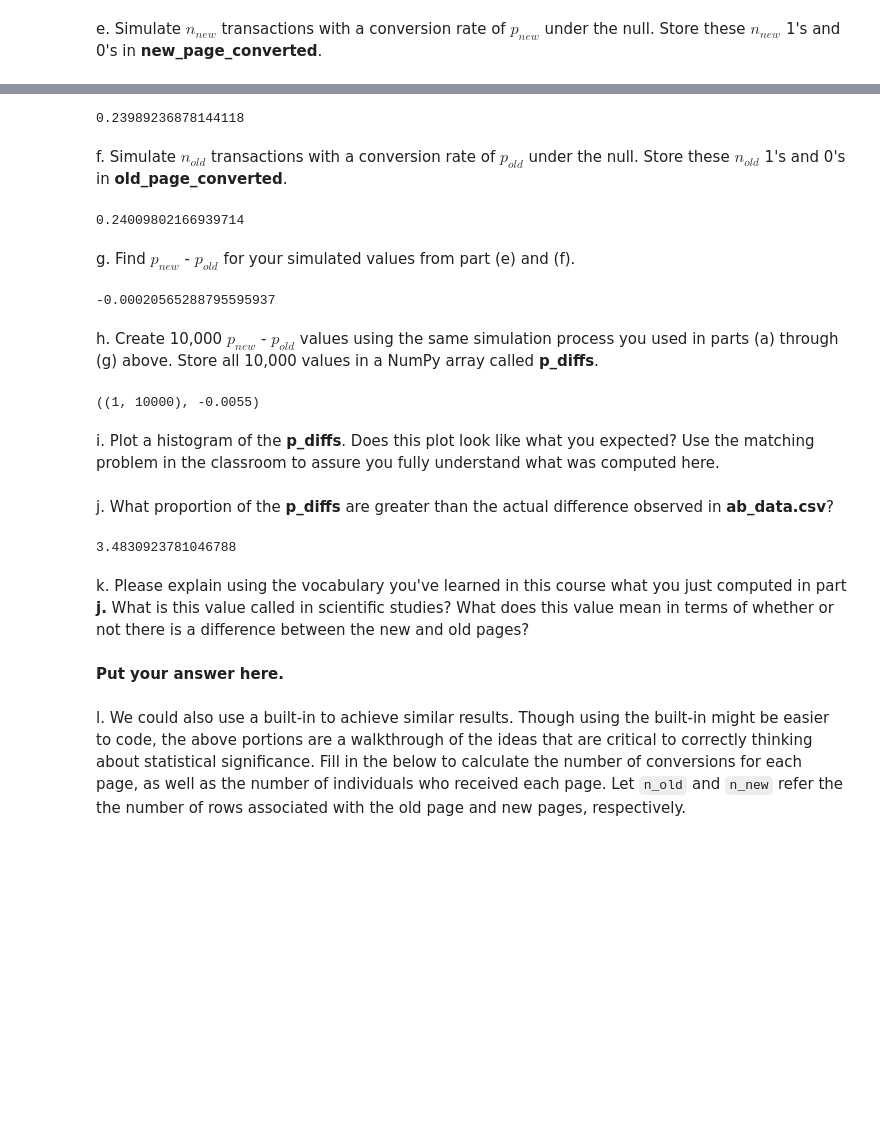
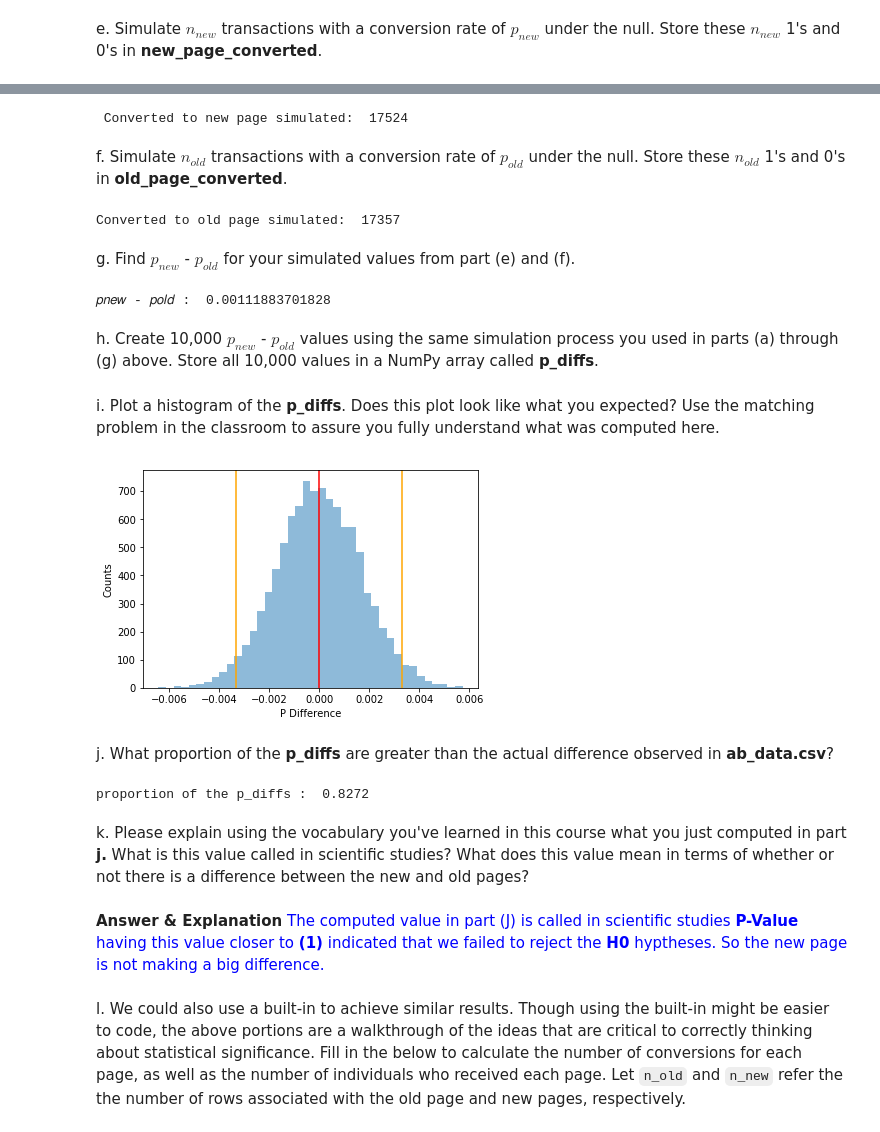
Before and after one commit to AMSSTY/ABTesting, a Jupyter notebook: Analyze_ab_test_results_notebook.ipynb, the cells around one changed output, grey strips where cells are left out. Drawn from its saved outputs; the diff is of its cells as text; code cells hidden in the pictures; blank space fills up the shorter version.

```diff
--- a/Analyze_ab_test_results_notebook.ipynb
+++ b/Analyze_ab_test_results_notebook.ipynb
@@ -204,49 +210,55 @@ e. Simulate $n_{new}$ transactions with a conversion rate of $p_{new}$ under the
 # %%
-new_page_converted = np.random.binomial(2, P_new_mean, N_new)
-new_page_converted.mean()
+new_page_converted = np.random.binomial(N_new , P_new_mean)
+print (" Converted to new page simulated: " , new_page_converted)
 # %% [output]
-0.23989236878144118
+ Converted to new page simulated:  17524
 # %% [markdown]
 f. Simulate $n_{old}$ transactions with a conversion rate of $p_{old}$ under the null.  Store these $n_{old}$ 1's and 0's in **old_page_converted**.
 # %%
-old_page_converted = np.random.binomial(2 ,P_old_mean, N_old)
-old_page_converted.mean()
+old_page_converted = np.random.binomial(N_old ,P_old_mean)
+print ("Converted to old page simulated: " , old_page_converted)
 # %% [output]
-0.24009802166939714
+Converted to old page simulated:  17357
 # %% [markdown]
 g. Find $p_{new}$ - $p_{old}$ for your simulated values from part (e) and (f).
 # %%
-P_new_old = new_page_converted.mean() - old_page_converted.mean()
-P_new_old
+P_new_old = (new_page_converted / N_new) - (old_page_converted / N_old)
+print ("𝑝𝑛𝑒𝑤 - 𝑝𝑜𝑙𝑑 : " , P_new_old)
 # %% [output]
--0.00020565288795595937
+𝑝𝑛𝑒𝑤 - 𝑝𝑜𝑙𝑑 :  0.00111883701828
 # %% [markdown]
 h. Create 10,000 $p_{new}$ - $p_{old}$ values using the same simulation process you used in parts (a) through (g) above. Store all 10,000 values in a NumPy array called **p_diffs**.
 # %%
 p_diffs = []
-df2.sample(1000, replace = True)
-P_new = np.random.binomial(2, P_new_mean,  10000)
-P_old = np.random.binomial(2, P_old_mean,  10000)
-p_diffs.append(P_new - P_old)
-
-
-P_diffs = np.array(p_diffs) # array to numpy
-P_diffs.shape , P_diffs.mean()
+for _ in range(10000):
+    new_page_converted = np.random.binomial(2, P_new_mean, N_new)
+    old_page_converted = np.random.binomial(2 ,P_old_mean, N_old)
+    p_diffs.append(new_page_converted.mean() - old_page_converted.mean())
-# %% [output]
-((1, 10000), -0.0055)
 # %% [markdown]
 i. Plot a histogram of the **p_diffs**.  Does this plot look like what you expected?  Use the matching problem in the classroom to assure you fully understand what was computed here.
+# %%
+p_diffs = np.array(p_diffs)
+plt.hist(p_diffs , bins=40 , alpha=0.5)
+plt.xlabel('P Difference')
+plt.ylabel('Counts')
+plt.axvline(x=np.percentile(p_diffs, 2.5),  color='orange');
+plt.axvline(x=np.percentile(p_diffs, 97.5),  color='orange');
+plt.axvline(x=p_diffs.mean(),  color='red');
+# %% [output]
+[figure, added]
 # %% [markdown]
 j. What proportion of the **p_diffs** are greater than the actual difference observed in **ab_data.csv**?
 # %%
-p_diffs_propertion = (P_diffs / (treatment_group_mean - control_group_mean)).mean()
-p_diffs_propertion
+p_diffs_propertion = (p_diffs > (treatment_group_mean - control_group_mean)).mean()
+print ("proportion of the p_diffs : " , p_diffs_propertion)
 # %% [output]
-3.4830923781046788
+proportion of the p_diffs :  0.8272
 # %% [markdown]
 k. Please explain using the vocabulary you've learned in this course what you just computed in part **j.**  What is this value called in scientific studies?  What does this value mean in terms of whether or not there is a difference between the new and old pages?
-# %% [markdown]
-**Put your answer here.**
+# %% [markdown]
+**Answer & Explanation**<font color='blue'>
+The computed value in part (J) is called in scientific studies **P-Value** having this value closer to  **(1)**
+indicated that we failed to reject the **H0** hyptheses. So the new page is not making a big difference.</font>
 # %% [markdown]
 l. We could also use a built-in to achieve similar results.  Though using the built-in might be easier to code, the above portions are a walkthrough of the ideas that are critical to correctly thinking about statistical significance. Fill in the below to calculate the number of conversions for each page, as well as the number of individuals who received each page. Let `n_old` and `n_new` refer the the number of rows associated with the old page and new pages, respectively.
 # %%
```
Also changed, not shown: parts of 50 cells of this notebook.
